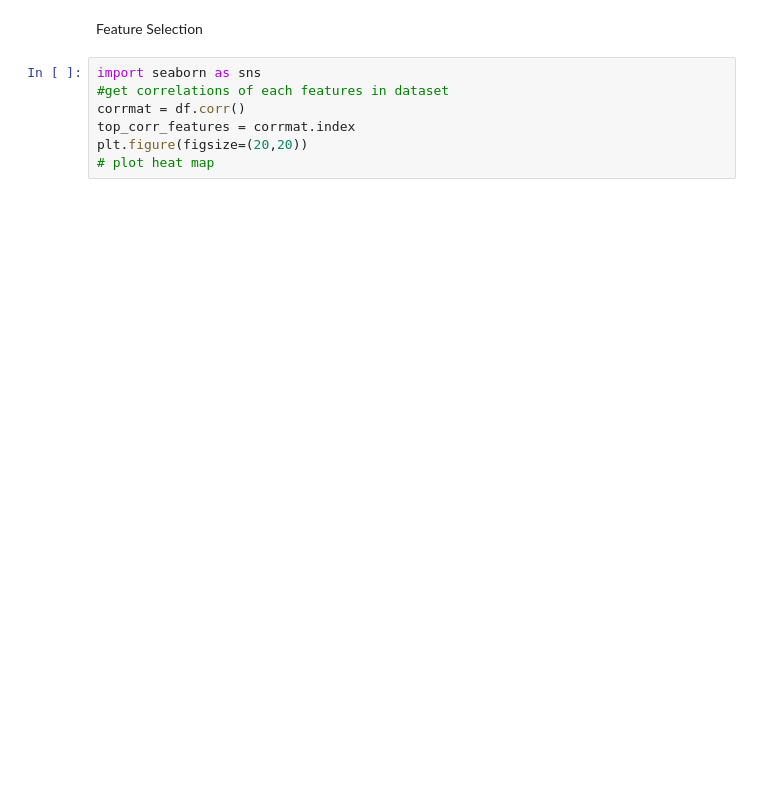
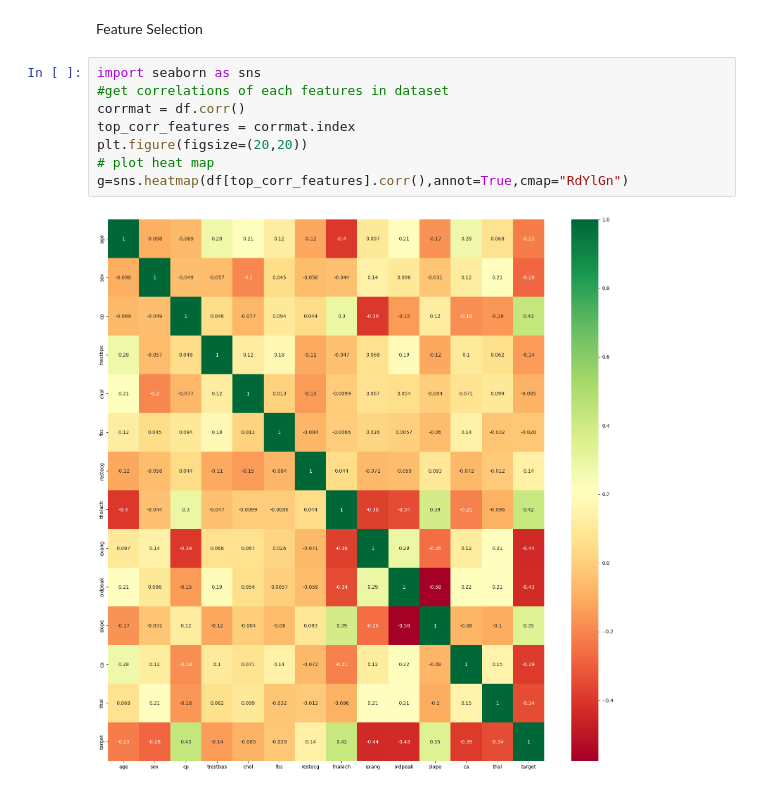
Before and after one commit to ShrijaVarma/Predicting-Heart-Disease, a Jupyter notebook: Heart_Disease_Prediction.ipynb, the cells around one changed output. Drawn from its saved outputs; the diff is of its cells as text; blank space fills up the shorter version.

```diff
--- a/Heart_Disease_Prediction.ipynb
+++ b/Heart_Disease_Prediction.ipynb
@@ -67,7 +67,10 @@ Feature Selection
 # %%
 import seaborn as sns
 #get correlations of each features in dataset
 corrmat = df.corr()
 top_corr_features = corrmat.index
 plt.figure(figsize=(20,20))
 # plot heat map
+g=sns.heatmap(df[top_corr_features].corr(),annot=True,cmap="RdYlGn")
+# %% [output]
+[figure, added]
```
Also changed, not shown: parts of 1 cell of this notebook.
